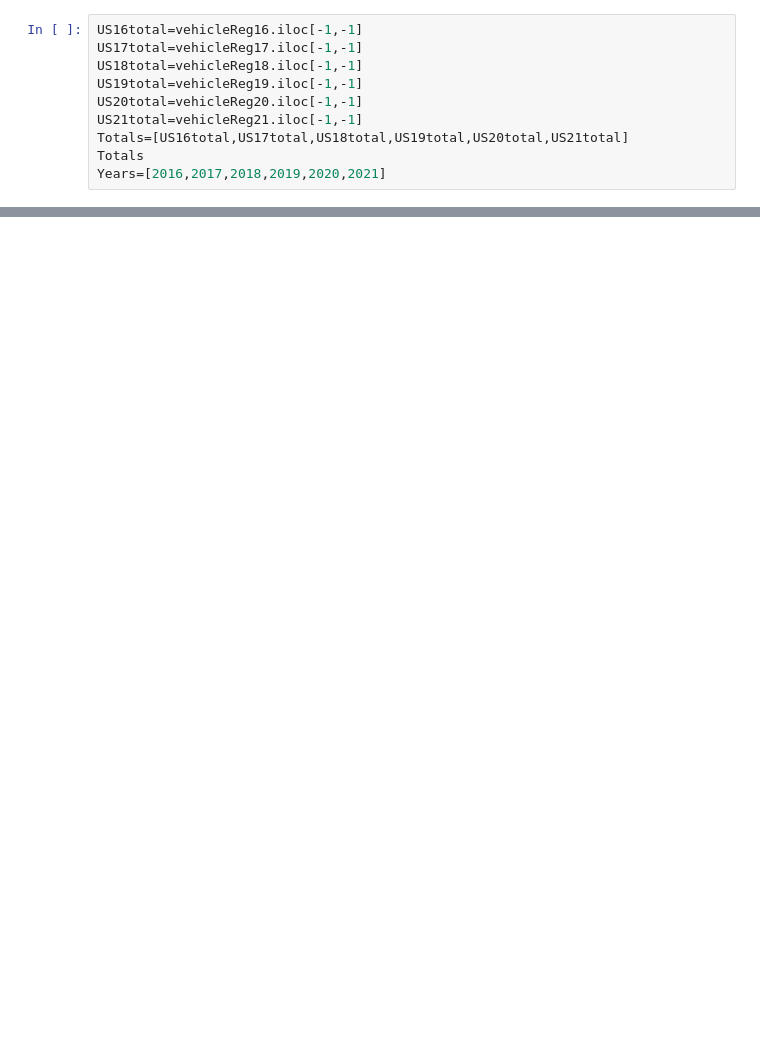
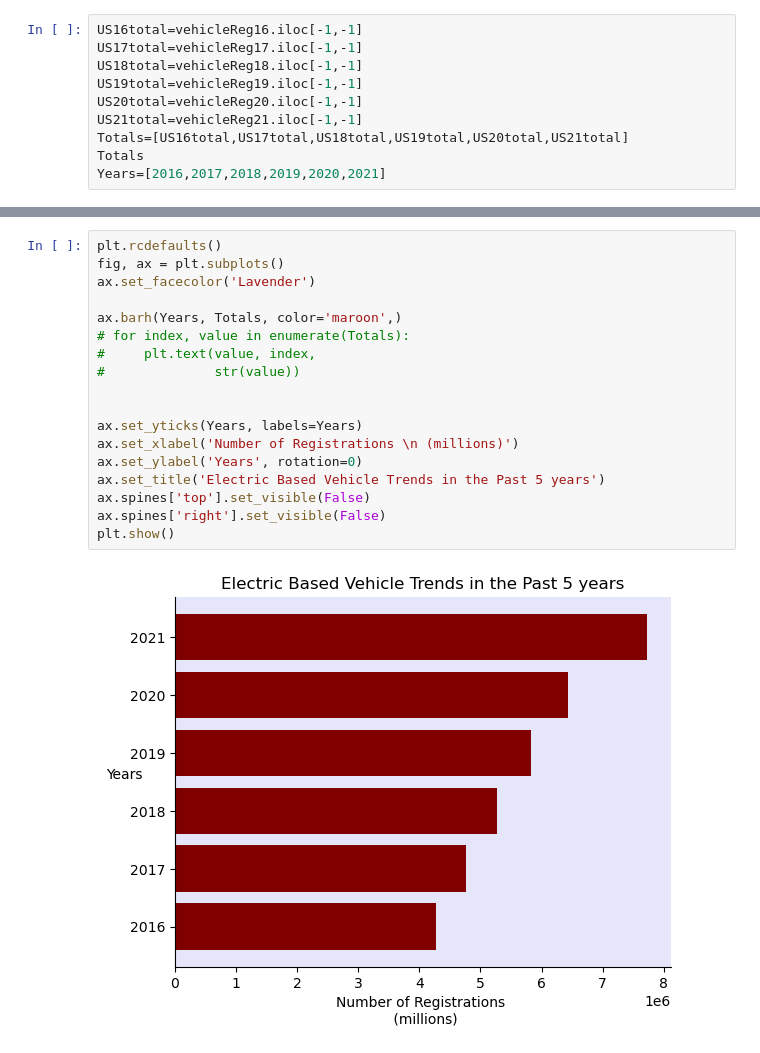
Before and after one commit to nhle95/Project1_group4, a Jupyter notebook: Electric_Car_Count.ipynb, the cells around one changed output, grey strips where cells are left out. Drawn from its saved outputs; the diff is of its cells as text; blank space fills up the shorter version.

```diff
--- a/Electric_Car_Count.ipynb
+++ b/Electric_Car_Count.ipynb
@@ -154,0 +156,20 @@ plt.show()
+# %%
+plt.rcdefaults()
+fig, ax = plt.subplots()
+ax.set_facecolor('Lavender')
+
+ax.barh(Years, Totals, color='maroon',)
+# for index, value in enumerate(Totals):
+#     plt.text(value, index,
+#              str(value))
+
+
+ax.set_yticks(Years, labels=Years)
+ax.set_xlabel('Number of Registrations \n (millions)')
+ax.set_ylabel('Years', rotation=0)
+ax.set_title('Electric Based Vehicle Trends in the Past 5 years')
+ax.spines['top'].set_visible(False)
+ax.spines['right'].set_visible(False)
+plt.show()
+# %% [output]
+[figure, added]
```
Also changed, not shown: parts of 5 cells of this notebook.
